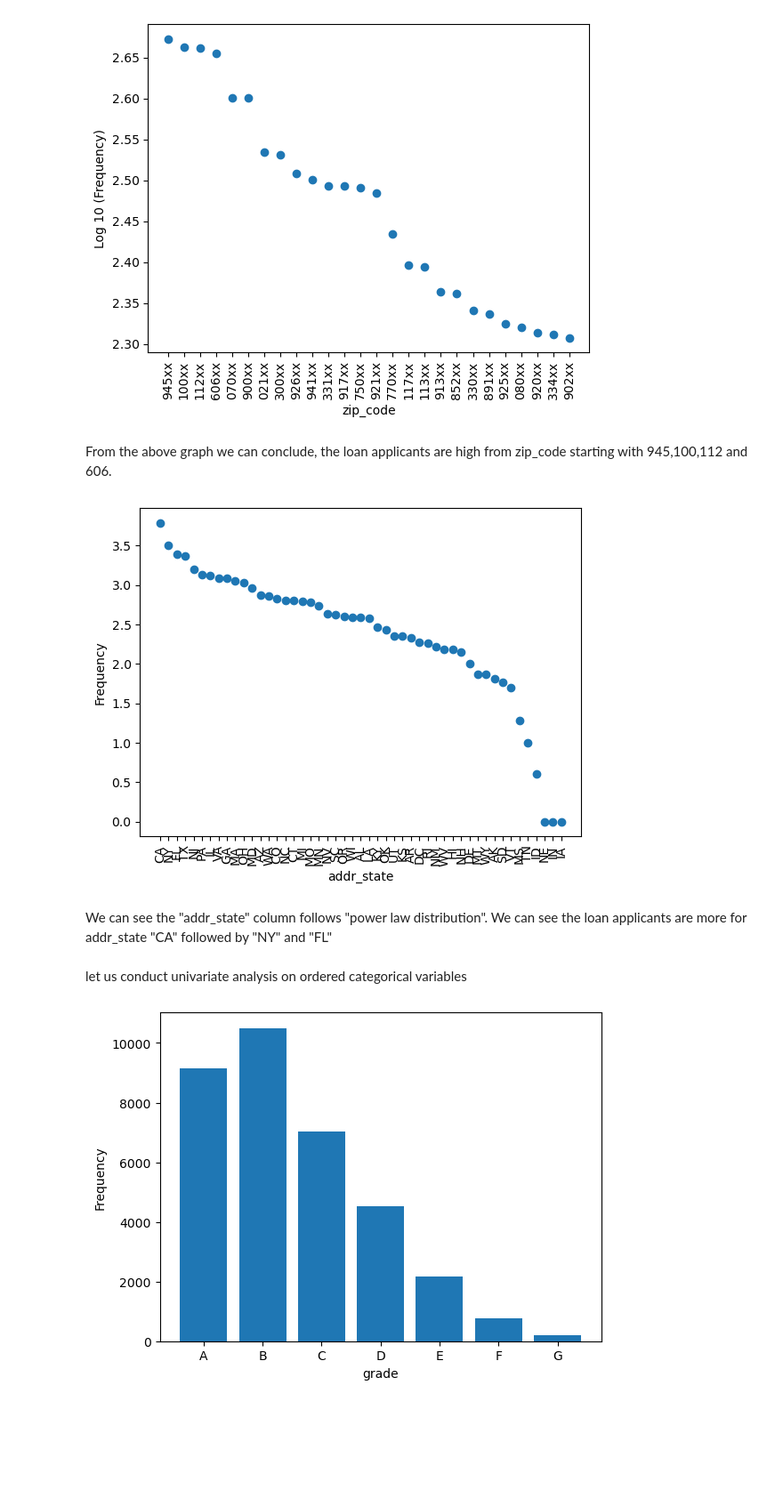
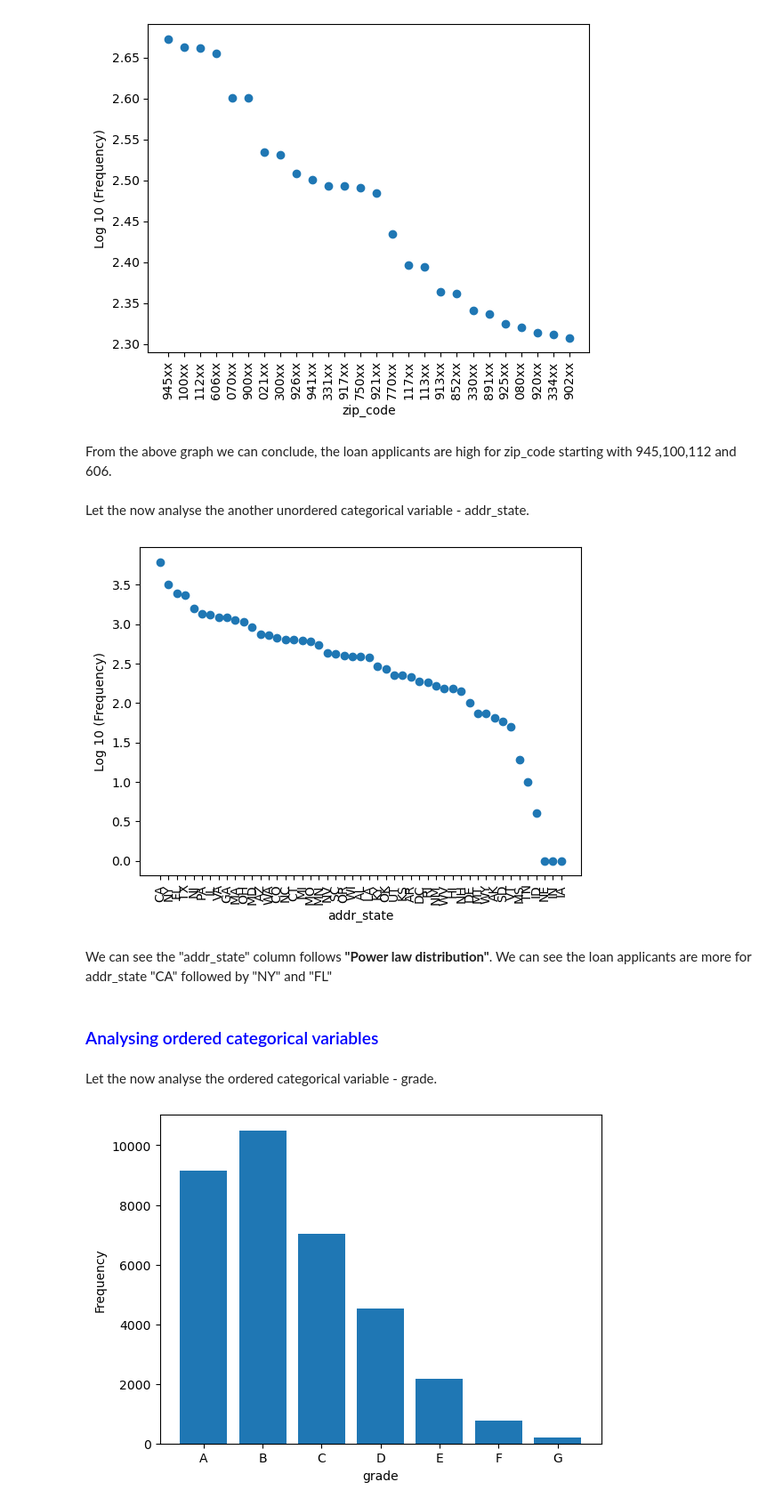
Before and after one commit to shivasaibondugula/LendingClub, a Jupyter notebook: shiva_sai_bondugula.ipynb, the cells around one changed output. Shown at 89% size. Drawn from its saved outputs; the diff is of its cells as text; code cells hidden in the pictures; blank space fills up the shorter version.

```diff
--- a/shiva_sai_bondugula.ipynb
+++ b/shiva_sai_bondugula.ipynb
@@ -664,22 +708,26 @@ plt.show()
 # %% [output]
 [figure]
 # %% [markdown]
-From the above graph we can conclude, the loan applicants are high from zip_code starting with 945,100,112 and 606.
+From the above graph we can conclude, the loan applicants are high for zip_code starting with 945,100,112 and 606.
+# %% [markdown]
+Let the now analyse the another unordered categorical variable - addr_state.
 # %%
 ua_ucv_addr_state = loan_data.groupby(by="addr_state").size()
 ua_ucv_addr_state.sort_values(ascending=False,inplace=True)
 plt.scatter(ua_ucv_addr_state.index,np.log10(ua_ucv_addr_state.values))
-plt.ylabel("Frequency")
+plt.ylabel("Log 10 (Frequency)")
 plt.xlabel("addr_state")
 plt.xticks(rotation=90)
 plt.show()
 # %% [output]
-[figure, old version]
+[figure, new version]
 # %% [markdown]
-We can see the "addr_state" column follows "power law distribution".
+We can see the "addr_state" column follows <b>"Power law distribution"</b>.
 We can see the loan applicants are more for addr_state "CA" followed by "NY" and "FL"
 # %% [markdown]
-let us conduct univariate analysis on ordered categorical variables
+<h3 style="color:blue;">Analysing ordered categorical variables</h3>
+# %% [markdown]
+Let the now analyse the ordered categorical variable - grade.
 # %%
 ua_ocv_grade = loan_data.groupby(by="grade").size()
 plt.bar(ua_ocv_grade.index,ua_ocv_grade.values)
```
Also changed, not shown: parts of 87 cells of this notebook, 2 other files.
